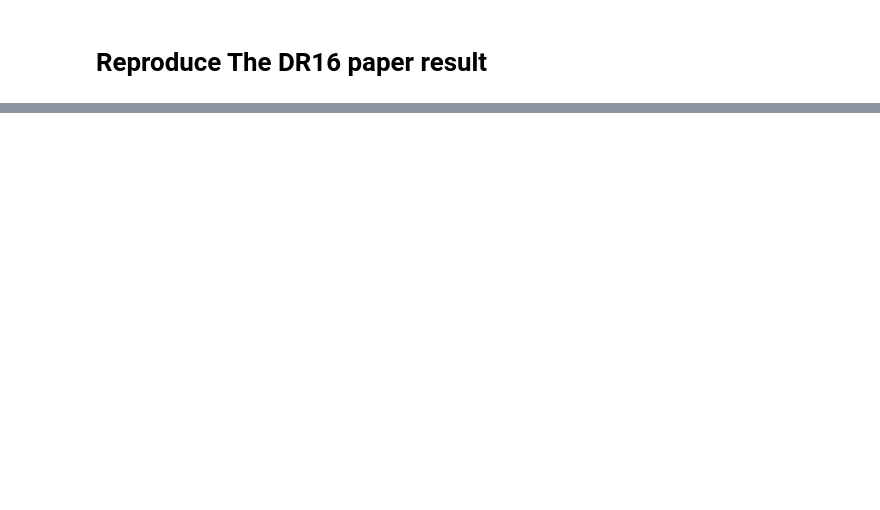
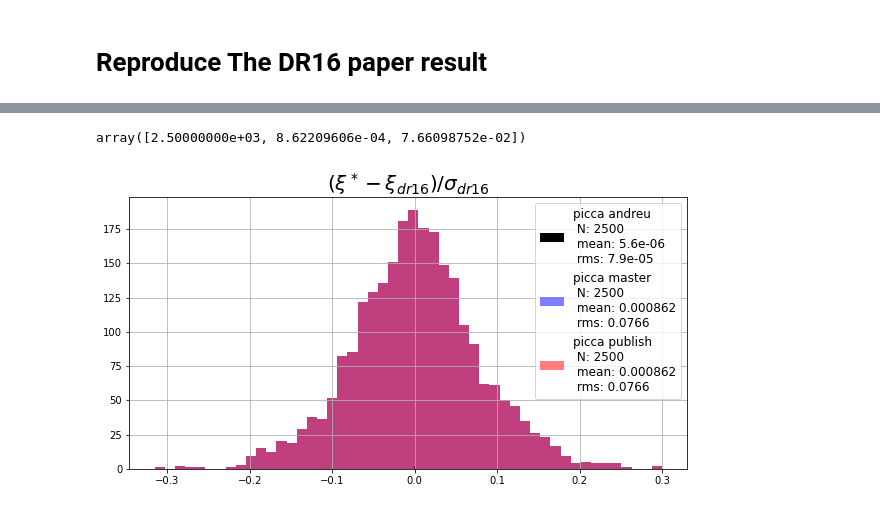
Before and after one commit to moonlovist/DR16-Reproduction, a Jupyter notebook: DR16 reproduce.ipynb, the cells around one changed output, grey strips where cells are left out. Saved outputs shown, nothing was run; the diff lists cells and outputs as text; code cells hidden in the pictures; blank space fills up the shorter version.

```diff
--- a/DR16 reproduce.ipynb
+++ b/DR16 reproduce.ipynb
@@ -55,0 +135,39 @@ sbatch $Reproduce_dr16/Scripts/export.batch
+# %%
+def histo(x, cut=None, range=None, bins=50, alpha=1, clear=True, color='blue', xlab=None, text=None, datarange=None, grd=True):
+        if cut is None:
+                newx = x
+        else:
+                newx = x[cut]
+        if xlab: plt.xlabel(xlab)
+        lab = ' N: '+str(len(newx))+'\n mean: {0:.3g}'.format(np.mean(newx))+'\n rms: {0:.3g}'.format(np.std(newx))
+        if text is not None: lab = text+'\n'+lab
+        truc=plt.hist(newx, range=range, bins=bins, alpha=alpha, color=color, label=lab)
+        plt.legend(loc='upper right')
+        if grd: plt.grid()
+        return np.array([len(newx), np.mean(newx), np.std(newx)])
+# %%
+dir_dr16 = '/global/cfs/cdirs/desi/science/lya/eboss_dr16/original_dr16_analysis/Correlations/cf_z_0_10-exp.fits.gz'
+dir_andreu = '/global/cfs/cdirs/desi/science/lya/eboss_dr16/redo_Z_LyaMask/Correlations/cf_z_0_10-exp.fits.gz'
+
+dir_master = '/global/cscratch1/sd/tanting/Result_hcd/Correlations/data_200_rebins_3_master/cf_z_all_data-exp.fits.gz'
+dir_publish = '/global/cscratch1/sd/tanting/Result_hcd/Correlations/data_200_rebins_3_publish/cf_z_all_data-exp.fits.gz'
+# %%
+hdu_dr16=pyfits.open(dir_dr16)
+hdu_master=pyfits.open(dir_master)
+hdu_andreu=pyfits.open(dir_andreu)
+hdu_publish=pyfits.open(dir_publish)
+xi_dr16=hdu_dr16[1].data['DA']
+xi_master=hdu_master[1].data['DA']
+xi_andreu=hdu_andreu[1].data['DA']
+xi_publish=hdu_publish[1].data['DA']
+exi_dr16=np.sqrt(np.diag(hdu_dr16[1].data['CO']))
+exi_master=np.sqrt(np.diag(hdu_master[1].data['CO']))
+exi_andreu=np.sqrt(np.diag(hdu_andreu[1].data['CO']))
+exi_publish=np.sqrt(np.diag(hdu_publish[1].data['CO']))
+plt.title(r'$(\xi^*-\xi_{dr16})/\sigma_{dr16}$',fontsize = 20)
+histo((xi_andreu-xi_dr16)/exi_dr16,color='black',text = 'picca andreu')
+histo((xi_master-xi_dr16)/exi_dr16,color='blue',text = 'picca master',alpha = 0.5,clear = False)
+histo((xi_publish-xi_dr16)/exi_dr16,color='red',text = 'picca publish',alpha = 0.5,clear = False)
+# %% [output]
+array([2.50000000e+03, 8.62209606e-04, 7.66098752e-02])
+[figure, added]
```
Also changed, not shown: parts of 38 cells of this notebook.
